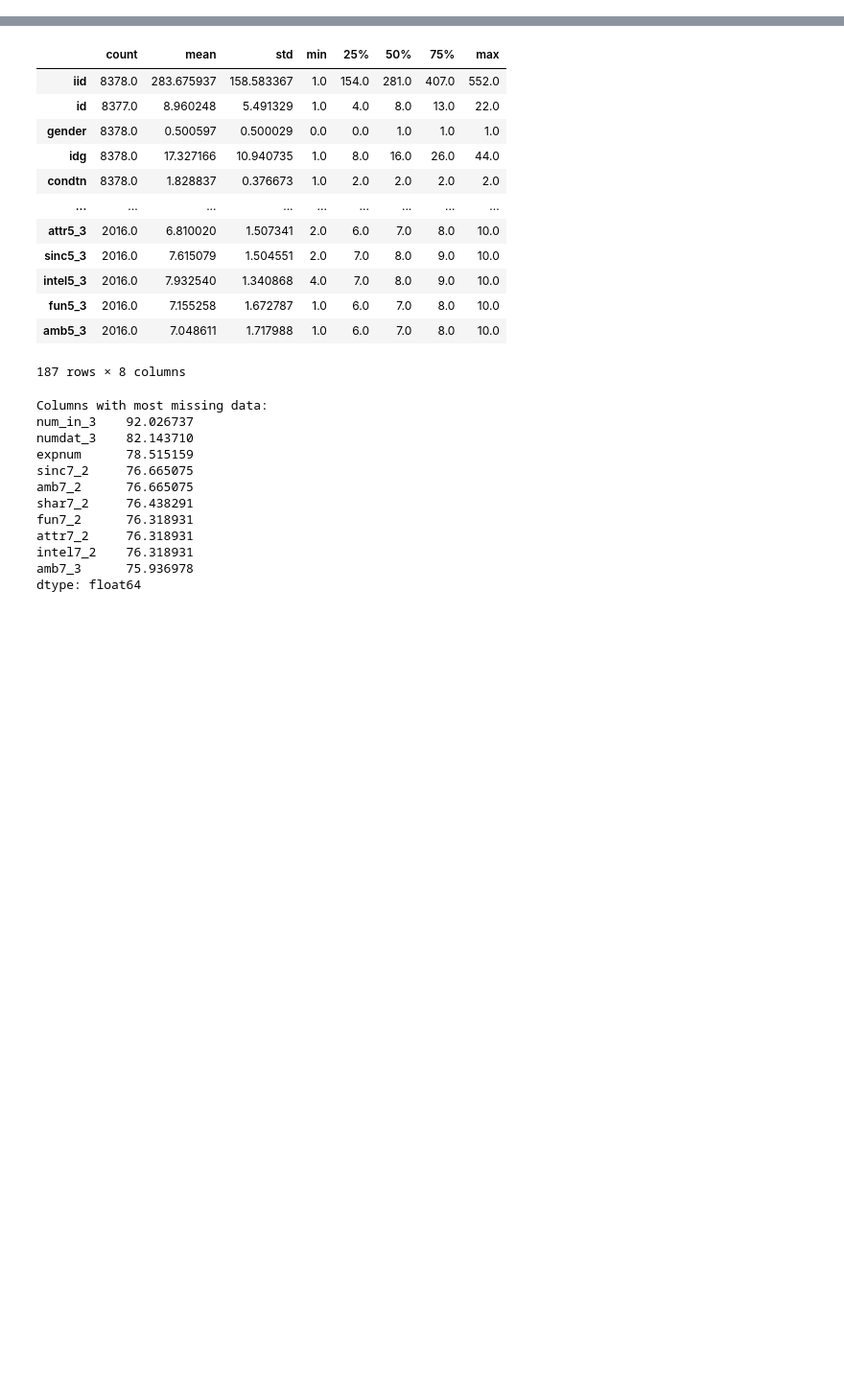
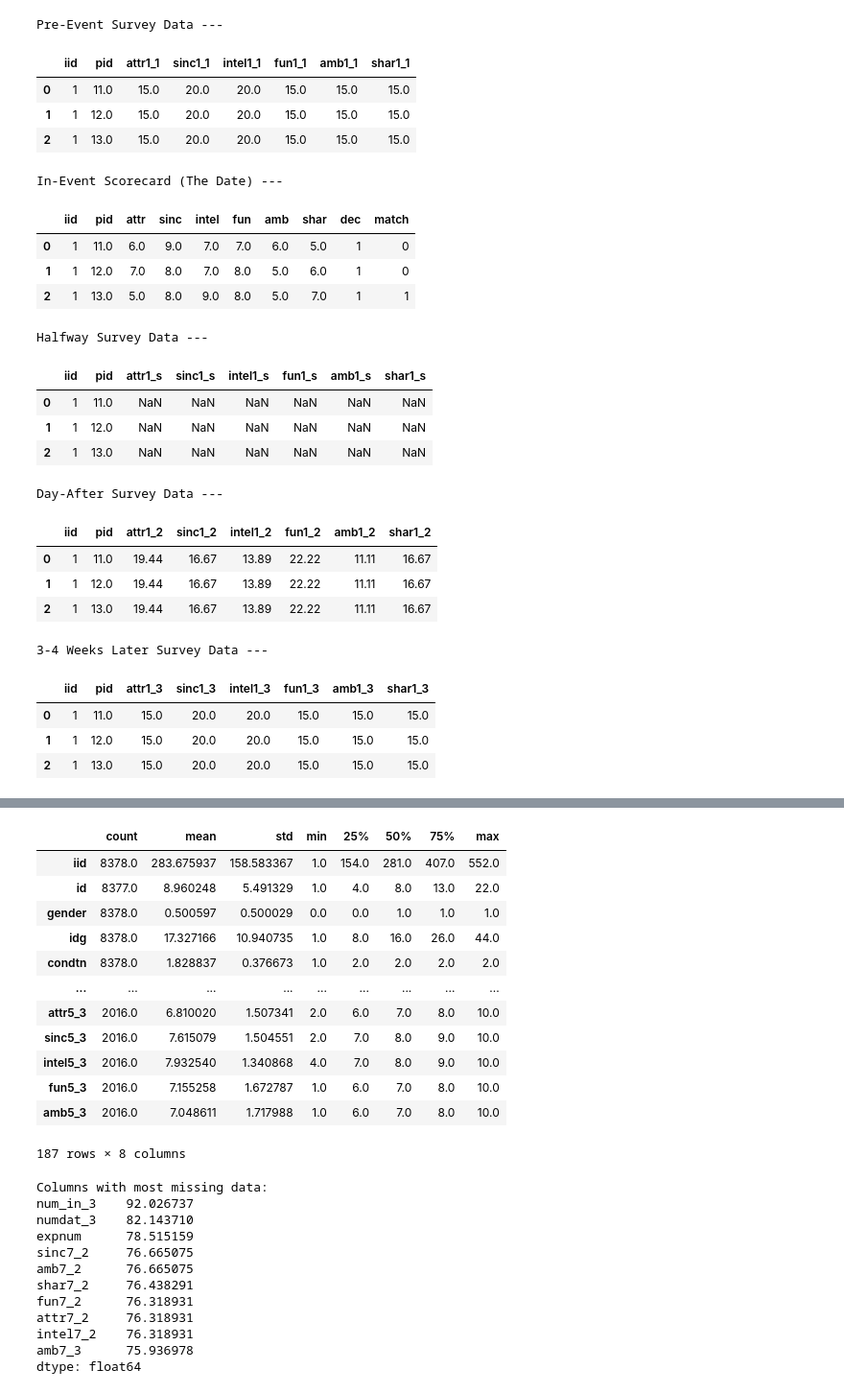
Before and after one commit to Babrzej/speed-dating-analysis, a Jupyter notebook: basic_info.ipynb, the cells around one changed output, grey strips where cells are left out. Shown at 96% size. Drawn from its saved outputs; the diff is of its cells as text; code cells hidden in the pictures; blank space fills up the shorter version.

```diff
--- a/basic_info.ipynb
+++ b/basic_info.ipynb
@@ -17,6 +19,80 @@ df.head()
 | 3 | 1 | 1.0 | 0 | 1 | 1 | 1 | 10 | 7 | NaN | 5 | ... | ... |
 | 4 | 1 | 1.0 | 0 | 1 | 1 | 1 | 10 | 7 | NaN | 7 | ... | ... |
 5 rows × 195 columns
+# %%
+#Time1
+columns_Time1 = ['iid', 'pid']
+for col in df.columns:
+    if col.endswith('1_1'):
+        columns_Time1.append(col)
+df_pre_event = df[columns_Time1]
+
+#Scorecard
+columns_scorecard = ['iid', 'pid', 'attr', 'sinc', 'intel', 'fun', 'amb', 'shar', 'dec', 'match']
+df_scorecard = df[columns_scorecard]
+
+#Half-way
+columns_Halfway = ['iid', 'pid']
+for col in df.columns:
+    if col.endswith('1_s'):
+        columns_Halfway.append(col)
+df_halfway = df[columns_Halfway]
+
+#Time2
+columns_Time2 = ['iid', 'pid']
+for col in df.columns:
+    if col.endswith('1_2'):
+        columns_Time2.append(col)
+df_day_after = df[columns_Time2]
+
+#Time3
+columns_Time3 = ['iid', 'pid']
+for col in df.columns:
+    if col.endswith('1_3'):
+        columns_Time3.append(col)
+df_weeks_later = df[columns_Time3]
+
+
+print("Pre-Event Survey Data ---")
+display(df_pre_event.head(3))
+
+print("\nIn-Event Scorecard (The Date) ---")
+display(df_scorecard.head(3))
+
+print("\nHalfway Survey Data ---")
+display(df_halfway.head(3))
+
+print("\nDay-After Survey Data ---")
+display(df_day_after.head(3))
+
+print("\n3-4 Weeks Later Survey Data ---")
+display(df_weeks_later.head(3))
+# %% [output]
+Pre-Event Survey Data ---
+|  | iid | pid | attr1_1 | sinc1_1 | intel1_1 | fun1_1 | amb1_1 | shar1_1 |
+| 0 | 1 | 11.0 | 15.0 | 20.0 | 20.0 | 15.0 | 15.0 | 15.0 |
+| 1 | 1 | 12.0 | 15.0 | 20.0 | 20.0 | 15.0 | 15.0 | 15.0 |
+| 2 | 1 | 13.0 | 15.0 | 20.0 | 20.0 | 15.0 | 15.0 | 15.0 |
+In-Event Scorecard (The Date) ---
+|  | iid | pid | attr | sinc | intel | fun | amb | shar | dec | match |
+| 0 | 1 | 11.0 | 6.0 | 9.0 | 7.0 | 7.0 | 6.0 | 5.0 | 1 | 0 |
+| 1 | 1 | 12.0 | 7.0 | 8.0 | 7.0 | 8.0 | 5.0 | 6.0 | 1 | 0 |
+| 2 | 1 | 13.0 | 5.0 | 8.0 | 9.0 | 8.0 | 5.0 | 7.0 | 1 | 1 |
+Halfway Survey Data ---
+|  | iid | pid | attr1_s | sinc1_s | intel1_s | fun1_s | amb1_s | shar1_s |
+| 0 | 1 | 11.0 | NaN | NaN | NaN | NaN | NaN | NaN |
+| 1 | 1 | 12.0 | NaN | NaN | NaN | NaN | NaN | NaN |
+| 2 | 1 | 13.0 | NaN | NaN | NaN | NaN | NaN | NaN |
+Day-After Survey Data ---
+|  | iid | pid | attr1_2 | sinc1_2 | intel1_2 | fun1_2 | amb1_2 | shar1_2 |
+| 0 | 1 | 11.0 | 19.44 | 16.67 | 13.89 | 22.22 | 11.11 | 16.67 |
+| 1 | 1 | 12.0 | 19.44 | 16.67 | 13.89 | 22.22 | 11.11 | 16.67 |
+| 2 | 1 | 13.0 | 19.44 | 16.67 | 13.89 | 22.22 | 11.11 | 16.67 |
+3-4 Weeks Later Survey Data ---
+|  | iid | pid | attr1_3 | sinc1_3 | intel1_3 | fun1_3 | amb1_3 | shar1_3 |
+| 0 | 1 | 11.0 | 15.0 | 20.0 | 20.0 | 15.0 | 15.0 | 15.0 |
+| 1 | 1 | 12.0 | 15.0 | 20.0 | 20.0 | 15.0 | 15.0 | 15.0 |
+| 2 | 1 | 13.0 | 15.0 | 20.0 | 20.0 | 15.0 | 15.0 | 15.0 |
 # %%
 print("Dataset Shape:", df.shape)
 
```
Also changed, not shown: parts of 3 cells of this notebook.
